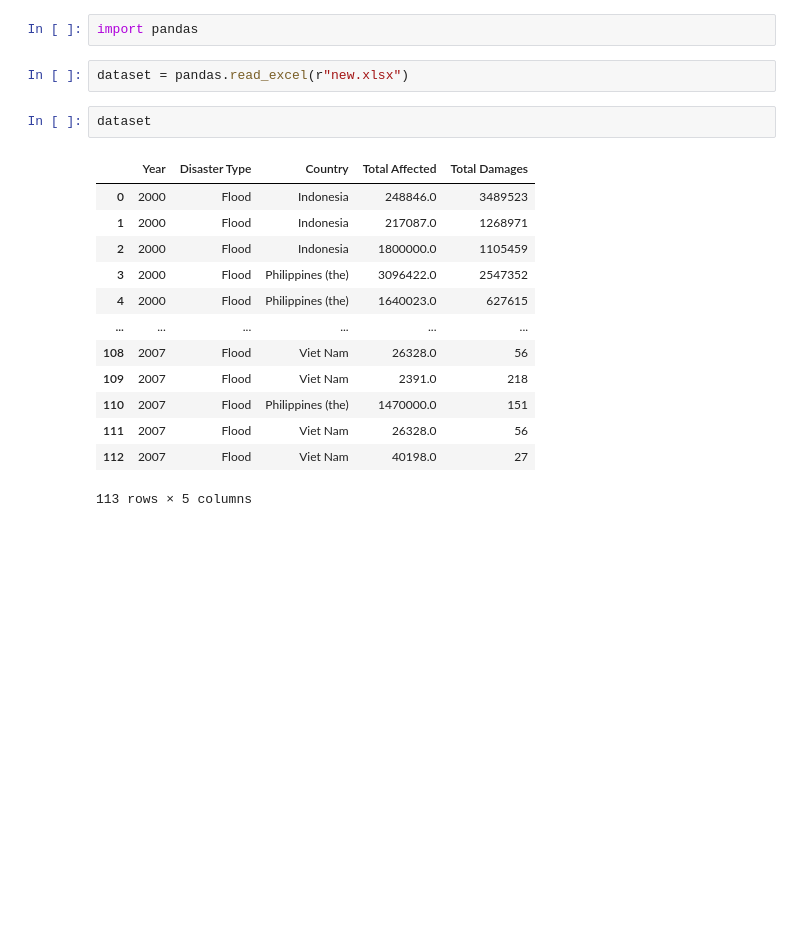
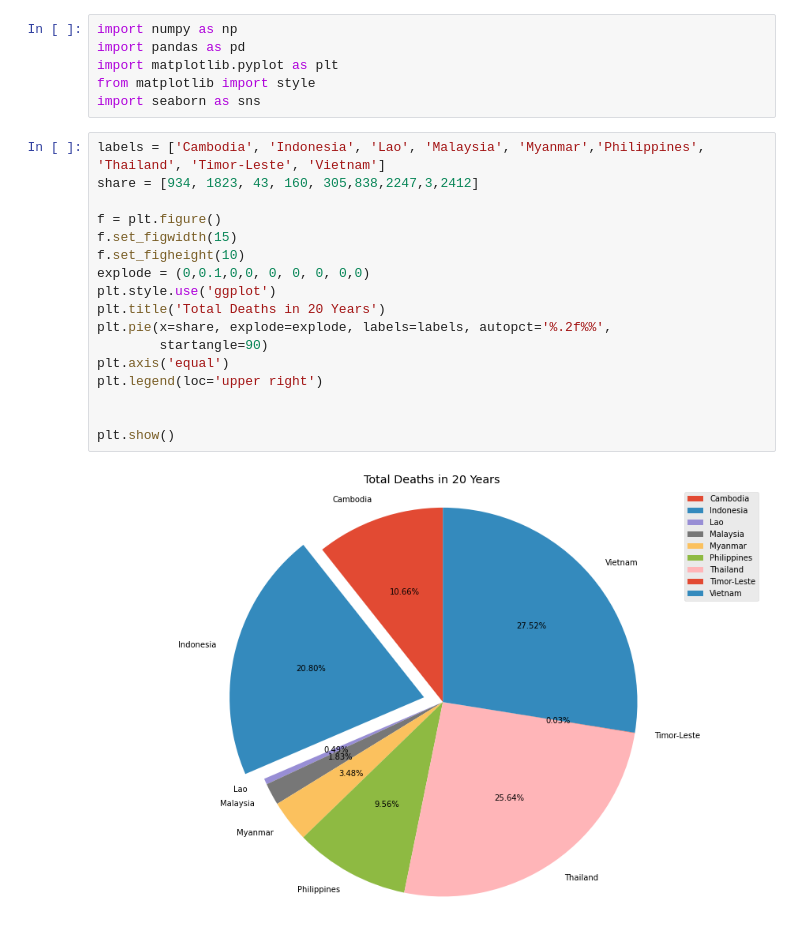
Before and after one commit to KarlAndreiCalimutan/Beta-Tech_BSIT_3207, a Jupyter notebook: Dataset visual.ipynb, the cells around one changed output. Cells and saved outputs as stored; diff of their text form; blank space fills up the shorter version.

```diff
--- a/Dataset visual.ipynb
+++ b/Dataset visual.ipynb
@@ -1,20 +1,25 @@
 # %%
-import pandas
+import numpy as np
+import pandas as pd
+import matplotlib.pyplot as plt
+from matplotlib import style
+import seaborn as sns
-# %%
-dataset = pandas.read_excel(r"new.xlsx")
 # %%
-dataset
+labels = ['Cambodia', 'Indonesia', 'Lao', 'Malaysia', 'Myanmar','Philippines', 'Thailand', 'Timor-Leste', 'Vietnam']
+share = [934, 1823, 43, 160, 305,838,2247,3,2412]
+
+f = plt.figure()
+f.set_figwidth(15)
+f.set_figheight(10)
+explode = (0,0.1,0,0, 0, 0, 0, 0,0)
+plt.style.use('ggplot')
+plt.title('Total Deaths in 20 Years')
+plt.pie(x=share, explode=explode, labels=labels, autopct='%.2f%%',
+        startangle=90)
+plt.axis('equal')
+plt.legend(loc='upper right')
+
+
+plt.show()
 # %% [output]
-|  | Year | Disaster Type | Country | Total Affected | Total Damages |
-| 0 | 2000 | Flood | Indonesia | 248846.0 | 3489523 |
-| 1 | 2000 | Flood | Indonesia | 217087.0 | 1268971 |
-| 2 | 2000 | Flood | Indonesia | 1800000.0 | 1105459 |
-| 3 | 2000 | Flood | Philippines (the) | 3096422.0 | 2547352 |
-| 4 | 2000 | Flood | Philippines (the) | 1640023.0 | 627615 |
-| ... | ... | ... | ... | ... | ... |
-| 108 | 2007 | Flood | Viet Nam | 26328.0 | 56 |
-| 109 | 2007 | Flood | Viet Nam | 2391.0 | 218 |
-| 110 | 2007 | Flood | Philippines (the) | 1470000.0 | 151 |
-| 111 | 2007 | Flood | Viet Nam | 26328.0 | 56 |
-| 112 | 2007 | Flood | Viet Nam | 40198.0 | 27 |
-113 rows × 5 columns
+[figure, added]
```
Also changed, not shown: parts of 1 cell of this notebook.
